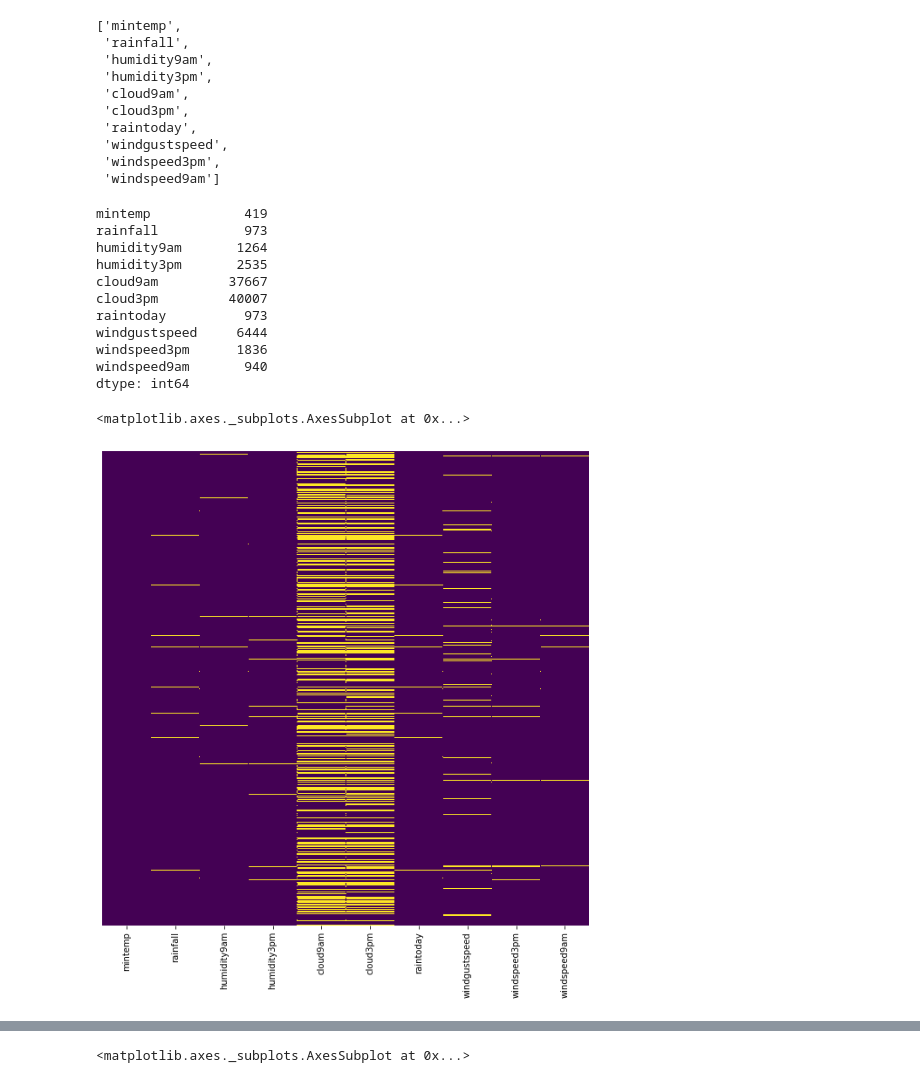
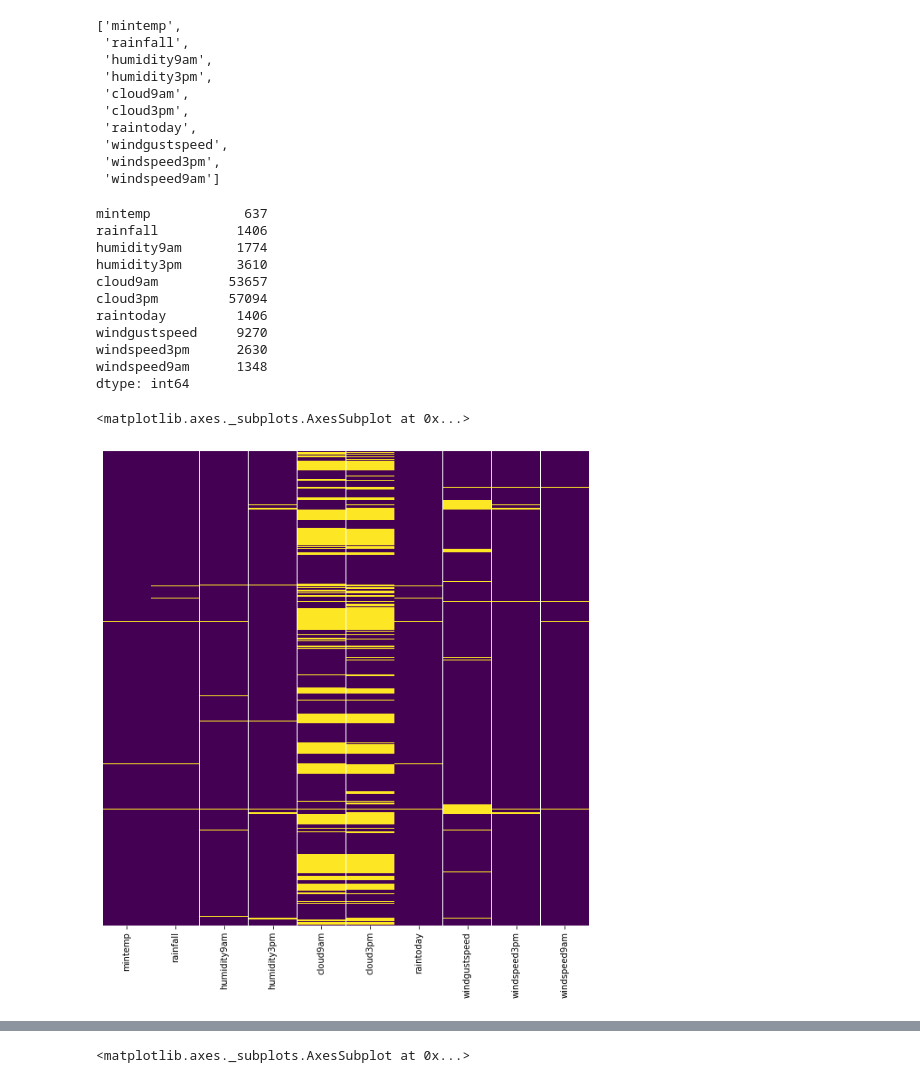
Before and after one commit to titowoche30/case_cientista-dados, a Jupyter notebook: Machine Learning.ipynb, the cells around one changed output, grey strips where cells are left out. Drawn from its saved outputs; the diff is of its cells as text; code cells hidden in the pictures.

```diff
--- a/Machine Learning.ipynb
+++ b/Machine Learning.ipynb
@@ -115,7 +120,7 @@ sns.heatmap(X_train[categorical].isnull(),yticklabels=False,cbar=False,cmap='vir
 # %% [markdown]
 # 4 - Tratando as variáveis numéricas com nulos
 # %%
-numerical=list(X_train.columns[X_train.dtypes == 'float64'])
+numerical=list(X.columns[X.dtypes == 'float64'])
 numerical
 # %% [output]
 ['mintemp',
@@ -129,22 +134,22 @@ numerical
  'windspeed3pm',
  'windspeed9am']
 # %%
-X_train[numerical].isnull().sum()
+X[numerical].isnull().sum()
 # %% [output]
-mintemp            419
-rainfall           973
-humidity9am       1264
-humidity3pm       2535
-cloud9am         37667
-cloud3pm         40007
-raintoday          973
-windgustspeed     6444
-windspeed3pm      1836
-windspeed9am       940
+mintemp            637
+rainfall          1406
+humidity9am       1774
+humidity3pm       3610
+cloud9am         53657
+cloud3pm         57094
+raintoday         1406
+windgustspeed     9270
+windspeed3pm      2630
+windspeed9am      1348
 dtype: int64
 # %%
 plt.figure(figsize=(10,10))
-sns.heatmap(X_train[numerical].isnull(),yticklabels=False,cbar=False,cmap='viridis')
+sns.heatmap(X[numerical].isnull(),yticklabels=False,cbar=False,cmap='viridis')
 # %% [output]
 <matplotlib.axes._subplots.AxesSubplot at 0x...>
-[figure, old version]
+[figure, new version]
```
Also changed, not shown: parts of 28 cells of this notebook.
